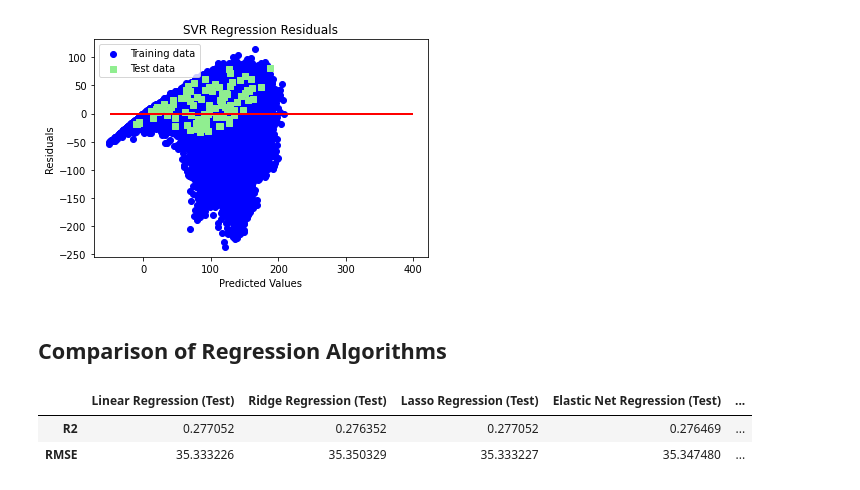
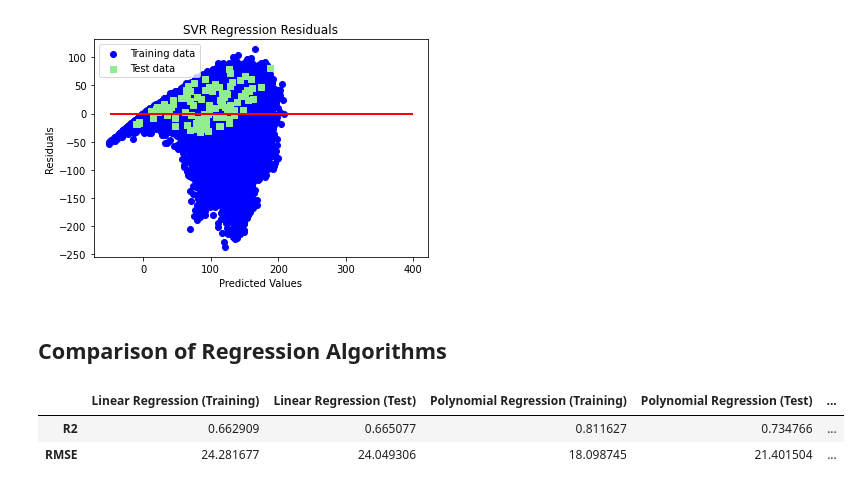
Before and after one commit to kanmaytacker/N-AAI-SLM, a Jupyter notebook: Assignment/predictive-maintenance-baseline-regression.ipynb, the cells around one changed output. Drawn from its saved outputs; the diff is of its cells as text; code cells hidden in the pictures.

```diff
--- a/Assignment/predictive-maintenance-baseline-regression.ipynb
+++ b/Assignment/predictive-maintenance-baseline-regression.ipynb
@@ -455,0 +695,7 @@ test_predictions = random_forest_regressor.predict(X_test)
+# %%
+
+visualizer = RFECV(RandomForestRegressor(
+    n_estimators=60, max_depth=6
+))         # Finalize and render the figure
+visualizer.fit(X_pruned, y_pruned)        # Fit the data to the visualizer
+visualizer.show()
@@ -455,0 +705,6 @@ test_predictions = random_forest_regressor.predict(X_test)
+# %%
+visualizer = LearningCurve(RandomForestRegressor(
+    n_estimators=60, max_features=3, max_depth=6
+), scoring='r2')
+visualizer.fit(X_pruned, y_pruned)        # Fit the data to the visualizer
+visualizer.show()           # Finalize and render the figure
@@ -455,0 +714,7 @@ test_predictions = random_forest_regressor.predict(X_test)
+# %%
+viz = ValidationCurve(
+    RandomForestRegressor(), param_name="max_depth",
+    param_range=[4, 5, 6, 7, 8, 9], cv=5, scoring="r2"
+)
+viz.fit(X_pruned, y_pruned)
+viz.show()
@@ -475,0 +754,6 @@ random_forest_regression_metrics
+# %%
+# Calculate metrics - Clipped
+random_forest_regression_metrics = calculate_regression_metrics(
+    "Random Forest Regression", y_pruned, training_predictions, y_test, test_predictions
+)
+random_forest_regression_metrics
@@ -520,20 +842,15 @@ plot_residual("SVR Regression", y_train, training_predictions, y_test, test_pred
 # %%
 metrics = pd.concat(
     [
         linear_regression_metrics,
-        ridge_regression_metrics,
-        lasso_regression_metrics,
-        elastic_net_regression_metrics,
         polynomial_regression_metrics,
-        decision_tree_regression_metrics,
         random_forest_regression_metrics,
-        svr_regression_metrics,
     ],
     axis=1,
 )
-testing_metrics = metrics.filter(like="(Test)", axis=1)
-testing_metrics
+test_metrics = metrics.filter(like="(Test)", axis=1)
+metrics
 # %% [output]
-|  | Linear Regression (Test) | Ridge Regression (Test) | Lasso Regression (Test) | Elastic Net Regression (Test) | ... |
-| R2 | 0.277052 | 0.276352 | 0.277052 | 0.276469 | ... |
-| RMSE | 35.333226 | 35.350329 | 35.333227 | 35.347480 | ... |
+|  | Linear Regression (Training) | Linear Regression (Test) | Polynomial Regression (Training) | Polynomial Regression (Test) | ... |
+| R2 | 0.662909 | 0.665077 | 0.811627 | 0.734766 | ... |
+| RMSE | 24.281677 | 24.049306 | 18.098745 | 21.401504 | ... |
```
Also changed, not shown: parts of 69 cells of this notebook, 2 other files.
